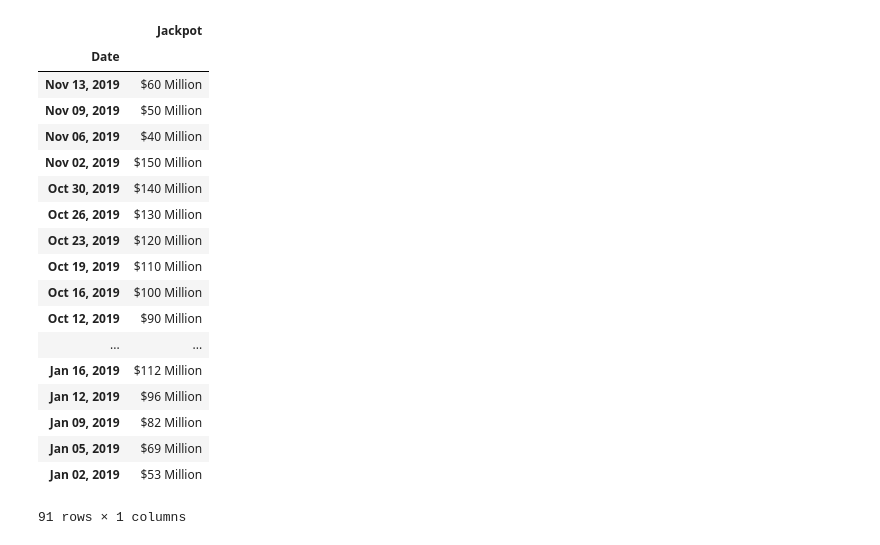
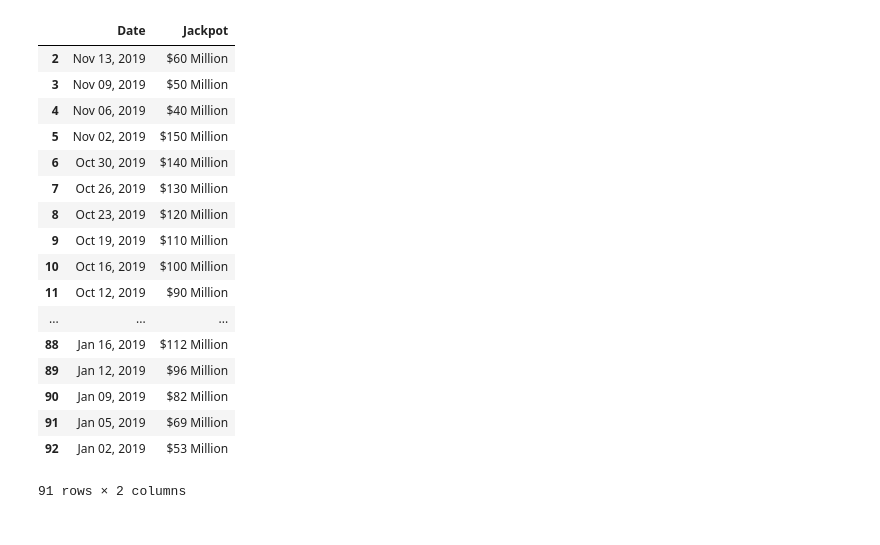
Before and after one commit to feldtmam/Florida_Lottery_ETL_Project, a Jupyter notebook: Jackpot_Dateamt.ipynb, the cells around one changed output. Saved outputs shown, nothing was run; the diff lists cells and outputs as text; code cells hidden in the pictures.

```diff
--- a/Jackpot_Dateamt.ipynb
+++ b/Jackpot_Dateamt.ipynb
@@ -9,35 +11,29 @@ link= 'https://lotterycorner.com/ny/powerball/2019'
 # %%
-tables=pd.read_html(link)
-tables
+org_df=tables[0]
+org_df.columns= ['Date', 'Winning Numbers', 'Jackpot']
+del org_df['Winning Numbers']
+org_df.head()
 
+org_df=org_df.iloc[2:]
+org_df.head()
 
-df=tables[0]
-df.columns= ['Date', 'Winning Numbers', 'Jackpot']
-del df['Winning Numbers']
-df.head()
-
-df=df.iloc[2:]
-df.head()
-
-df.set_index('Date', inplace=True)
-df
+org_df
 # %% [output]
-|  | Jackpot |
-| Date |  |
-| Nov 13, 2019 | $60 Million |
-| Nov 09, 2019 | $50 Million |
-| Nov 06, 2019 | $40 Million |
-| Nov 02, 2019 | $150 Million |
-| Oct 30, 2019 | $140 Million |
-| Oct 26, 2019 | $130 Million |
-| Oct 23, 2019 | $120 Million |
-| Oct 19, 2019 | $110 Million |
-| Oct 16, 2019 | $100 Million |
-| Oct 12, 2019 | $90 Million |
-| ... | ... |
-| Jan 16, 2019 | $112 Million |
-| Jan 12, 2019 | $96 Million |
-| Jan 09, 2019 | $82 Million |
-| Jan 05, 2019 | $69 Million |
-| Jan 02, 2019 | $53 Million |
+|  | Date | Jackpot |
+| 2 | Nov 13, 2019 | $60 Million |
+| 3 | Nov 09, 2019 | $50 Million |
+| 4 | Nov 06, 2019 | $40 Million |
+| 5 | Nov 02, 2019 | $150 Million |
+| 6 | Oct 30, 2019 | $140 Million |
+| 7 | Oct 26, 2019 | $130 Million |
+| 8 | Oct 23, 2019 | $120 Million |
+| 9 | Oct 19, 2019 | $110 Million |
+| 10 | Oct 16, 2019 | $100 Million |
+| 11 | Oct 12, 2019 | $90 Million |
+| ... | ... | ... |
+| 88 | Jan 16, 2019 | $112 Million |
+| 89 | Jan 12, 2019 | $96 Million |
+| 90 | Jan 09, 2019 | $82 Million |
+| 91 | Jan 05, 2019 | $69 Million |
+| 92 | Jan 02, 2019 | $53 Million |
-91 rows × 1 columns
+91 rows × 2 columns
```
Also changed, not shown: parts of 9 cells of this notebook.
